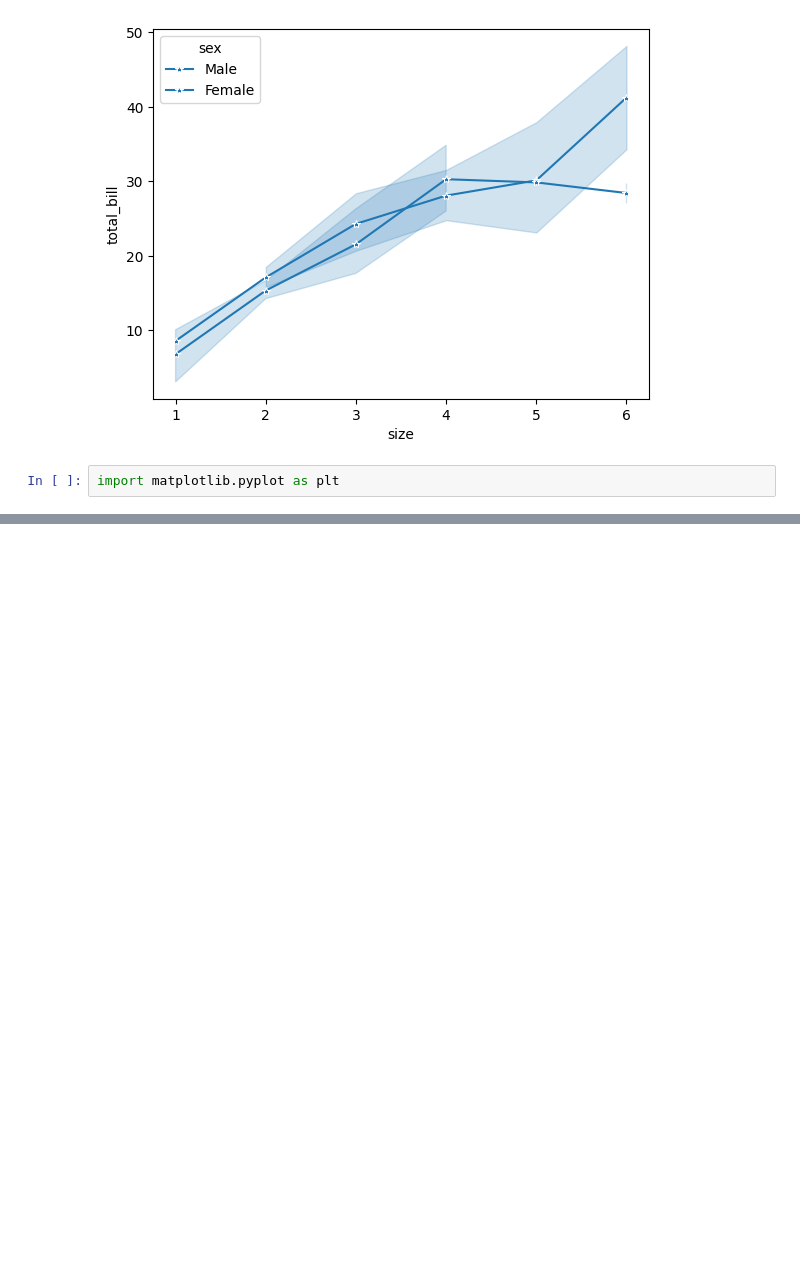
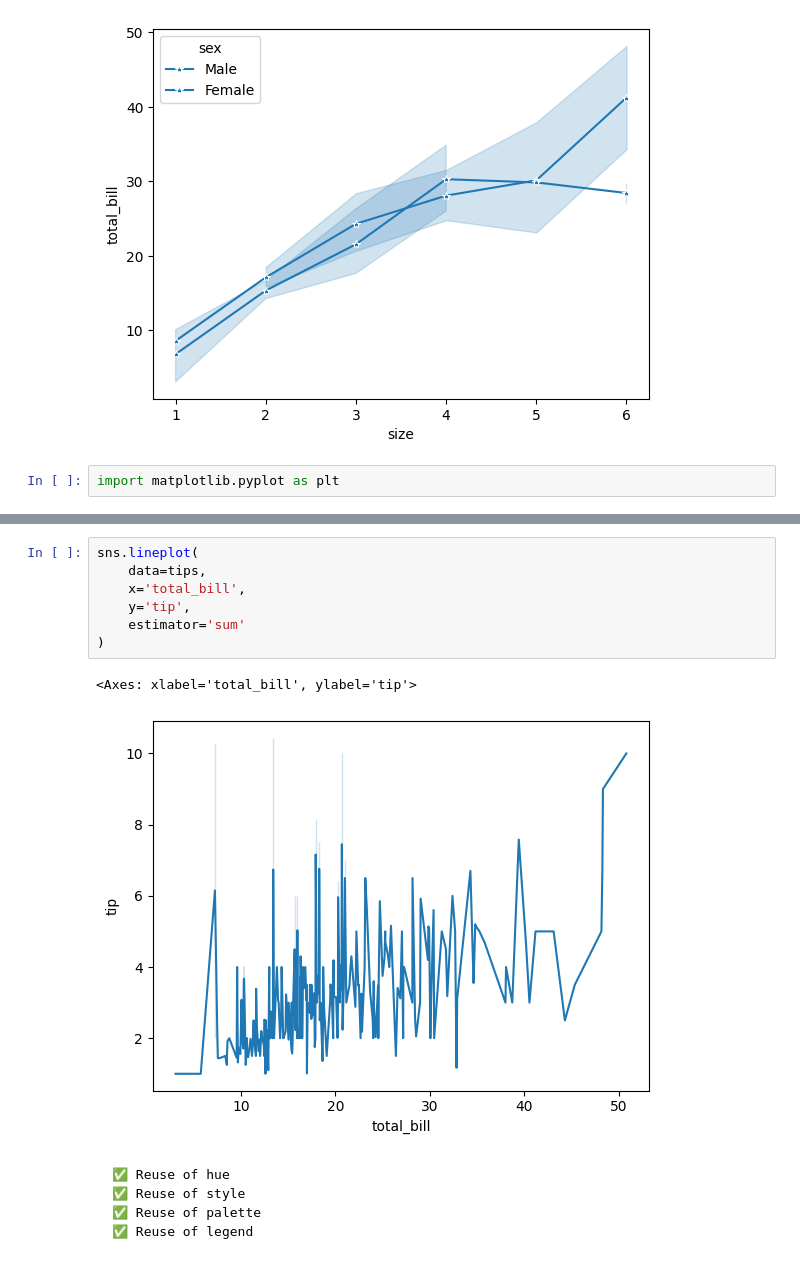
Before and after one commit to kshitij-commit/DataScience, a Jupyter notebook: 05_seaborn/02_relational-plots.ipynb, the cells around one changed output, grey strips where cells are left out. Cells and saved outputs as stored; diff of their text form; blank space fills up the shorter version.

````diff
--- a/05_seaborn/02_relational-plots.ipynb
+++ b/05_seaborn/02_relational-plots.ipynb
@@ -558,0 +596,17 @@ import matplotlib.pyplot as plt
+# %%
+sns.lineplot(
+    data=tips,
+    x='total_bill',
+    y='tip',
+    estimator='sum'
+)
+# %% [output]
+<Axes: xlabel='total_bill', ylabel='tip'>
+[figure, added]
+# %% [markdown]
+```
+✅ Reuse of hue
+✅ Reuse of style
+✅ Reuse of palette
+✅ Reuse of legend
+```
````
Also changed, not shown: parts of 6 cells of this notebook.
